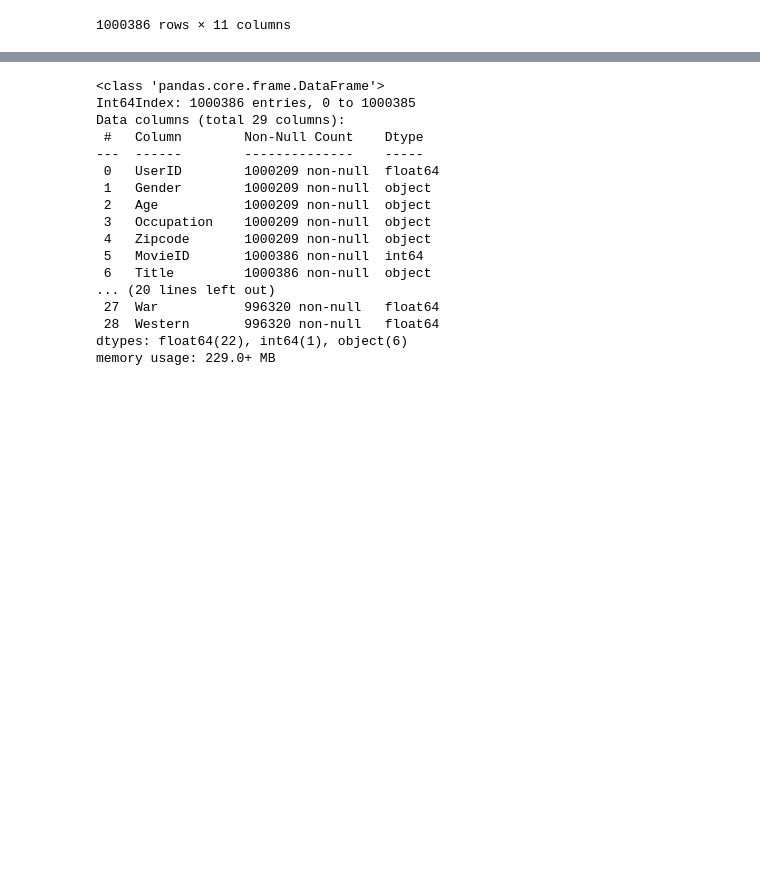
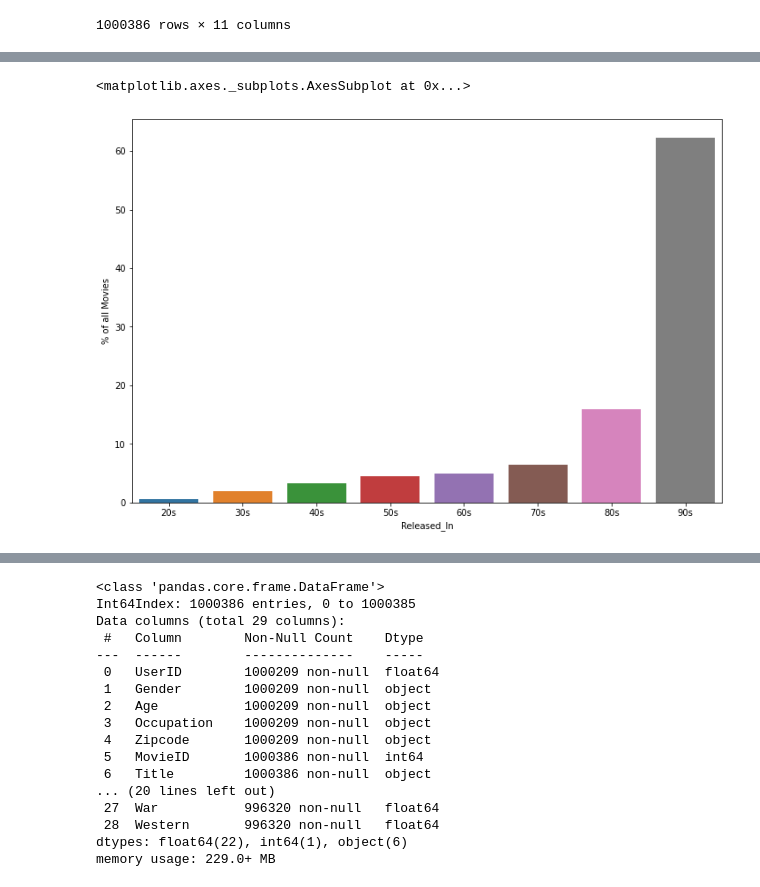
Before and after one commit to 28101991SUNNY/BusinessCase_Data_Exploration-, a Jupyter notebook: Recommender System for OTT/Notebook_1_OTT_Rec_system_Case_Study.ipynb, the cells around one changed output, grey strips where cells are left out. Cells and saved outputs as stored; diff of their text form; code cells hidden in the pictures; blank space fills up the shorter version.

```diff
--- a/Recommender System for OTT/Notebook_1_OTT_Rec_system_Case_Study.ipynb
+++ b/Recommender System for OTT/Notebook_1_OTT_Rec_system_Case_Study.ipynb
@@ -239,0 +304,4 @@ df
+# %%
+movies_per_decade = df_[['MovieID','Released_In']].groupby('Released_In').nunique()
+movies_per_decade["% of all Movies"] = (movies_per_decade["MovieID"]/(df_["MovieID"].nunique())) * 100
+movies_per_decade
@@ -240,3 +319,9 @@ df
+# %%
+sns.barplot(movies_per_decade.index,
+            movies_per_decade["% of all Movies"])
+# %% [output]
+<matplotlib.axes._subplots.AxesSubplot at 0x...>
+[figure, added]
 # %%
 m = movies[["MovieID","Title","Genres"]]
 m["Genres"] = m["Genres"].str.split("|")
```
Also changed, not shown: parts of 53 cells of this notebook.
